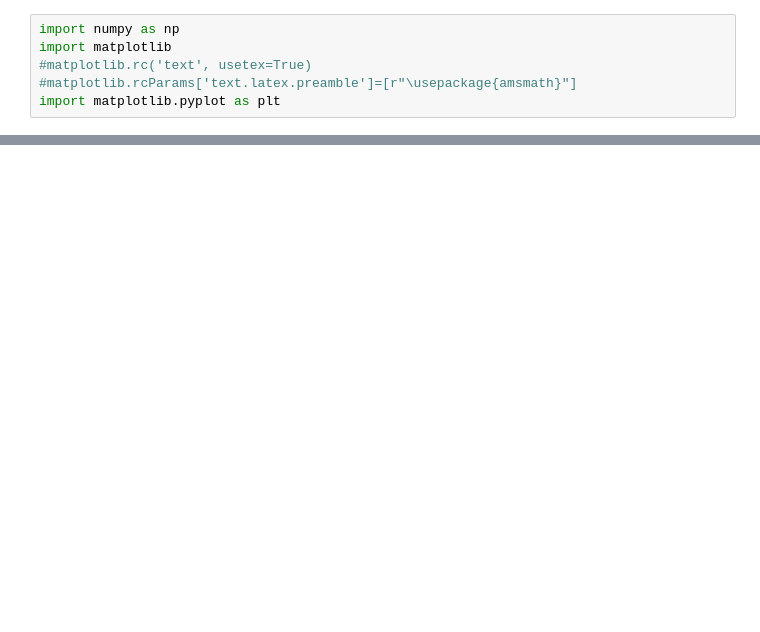
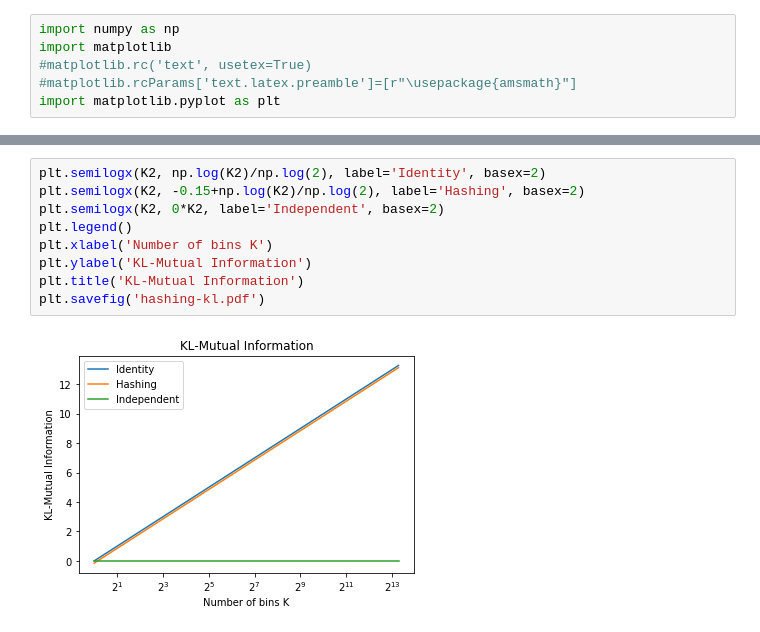
Before and after one commit to gabrielhuang/adversarial-divergence-code, a Jupyter notebook: pmi/hashing_paradox.ipynb, the cells around one changed output, grey strips where cells are left out. Drawn from its saved outputs; the diff is of its cells as text; blank space fills up the shorter version.

Commit message:
add hashing paradox notebook

```diff
--- a/pmi/hashing_paradox.ipynb
+++ b/pmi/hashing_paradox.ipynb
@@ -62,0 +200,11 @@ for i, permuter in enumerate(permuters):
+# %%
+plt.semilogx(K2, np.log(K2)/np.log(2), label='Identity', basex=2)
+plt.semilogx(K2, -0.15+np.log(K2)/np.log(2), label='Hashing', basex=2)
+plt.semilogx(K2, 0*K2, label='Independent', basex=2)
+plt.legend()
+plt.xlabel('Number of bins K')
+plt.ylabel('KL-Mutual Information')
+plt.title('KL-Mutual Information')
+plt.savefig('hashing-kl.pdf')
+# %% [output]
+[figure, added]
```
Also changed, not shown: parts of 5 cells of this notebook, 1 other file.
